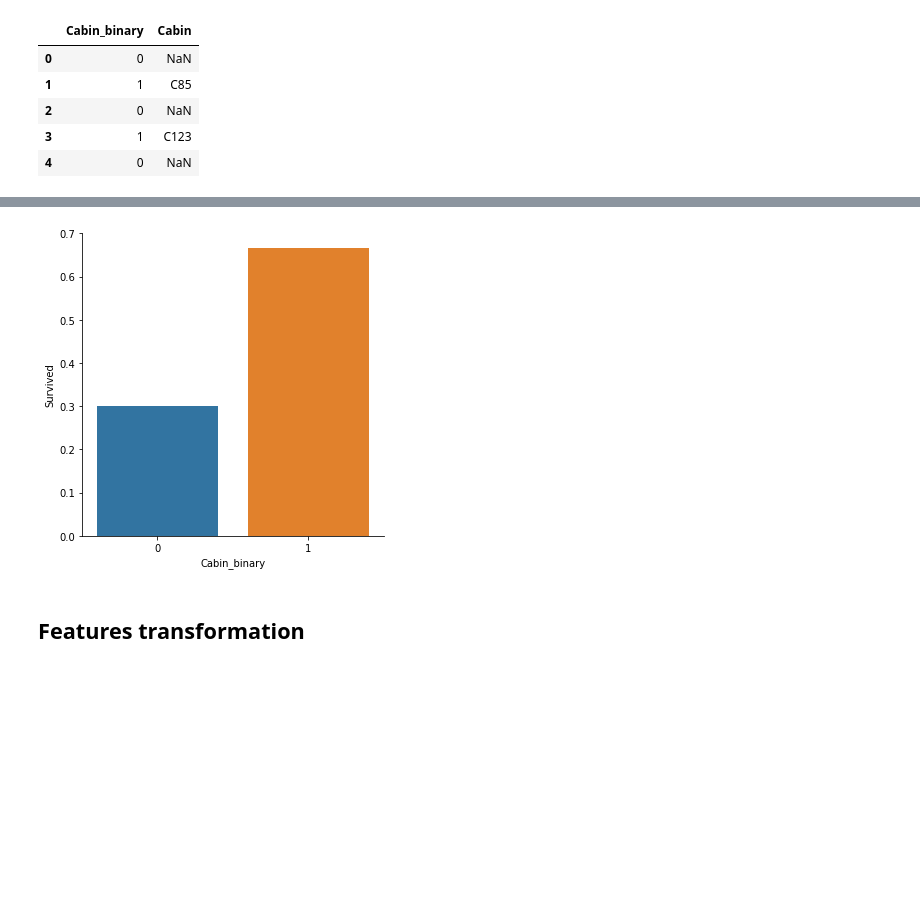
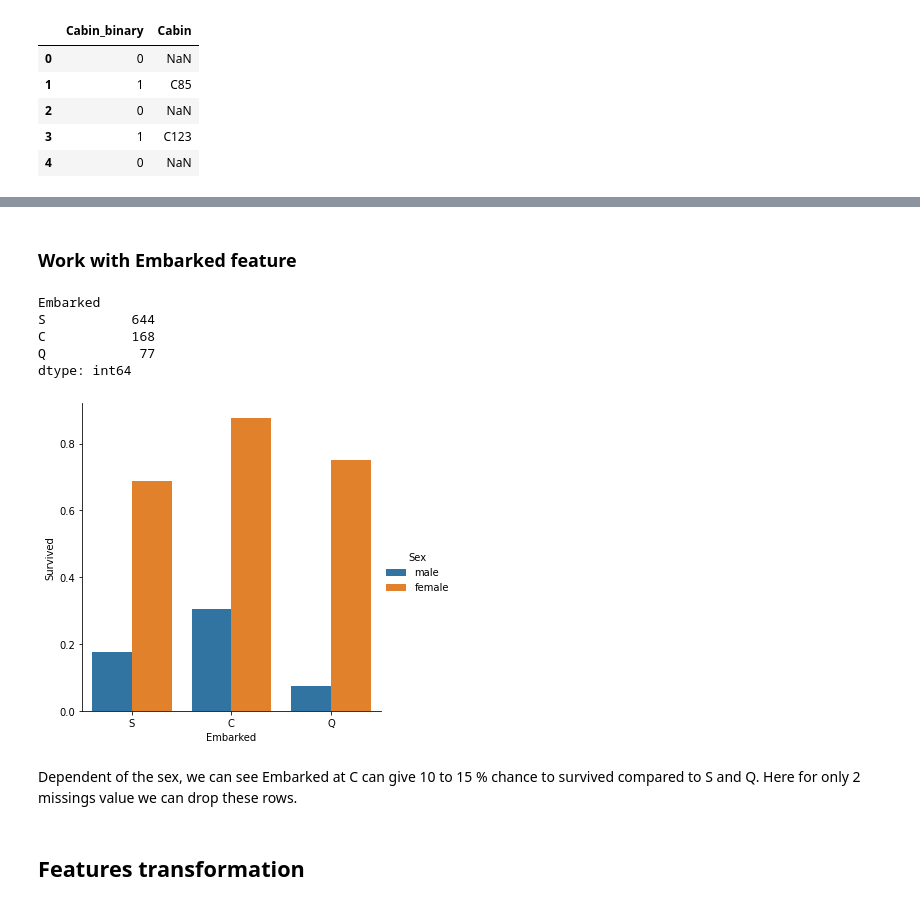
Before and after one commit to chris97425/titanic_kaggle_training, a Jupyter notebook: Notebook/data_analysis.ipynb, the cells around one changed output, grey strips where cells are left out. Drawn from its saved outputs; the diff is of its cells as text; code cells hidden in the pictures; blank space fills up the shorter version.

Commit message:
finish missing values

```diff
--- a/Notebook/data_analysis.ipynb
+++ b/Notebook/data_analysis.ipynb
@@ -94,0 +157,3 @@ titanic_df[["Survived","Age"]].corr(method="pearson")
+# %%
+# Fill nan value by the median of the age distribution
+titanic_df["Age"] = titanic_df["Age"].fillna(titanic_df["Age"].median()).astype("int")
@@ -121,5 +186,21 @@ titanic_df[["Cabin_binary","Cabin"]].head(5)
+# %%
+#Drop Cabin column
+titanic_df.drop("Cabin", inplace=True,axis=1)
+# %% [markdown]
+### Work with Embarked feature
+# %%
+#Count different value in Embarked features
+titanic_df[["Embarked"]].value_counts()
+# %% [output]
+Embarked
+S           644
+C           168
+Q            77
+dtype: int64
 # %%
-ax = sns.catplot(x="Cabin_binary",y="Survived",data=titanic_df
+ax = sns.catplot(x="Embarked",y="Survived",hue="Sex",data=titanic_df
     , kind="bar", ci=None, aspect=1)
 # %% [output]
-[figure, old version]
+[figure, new version]
+# %% [markdown]
+Dependent of the sex, we can see Embarked at C can give 10 to 15 % chance to survived compared to S and Q. Here for only 2 missings value we can drop these rows.
```
Also changed, not shown: parts of 30 cells of this notebook, 2 other files.
